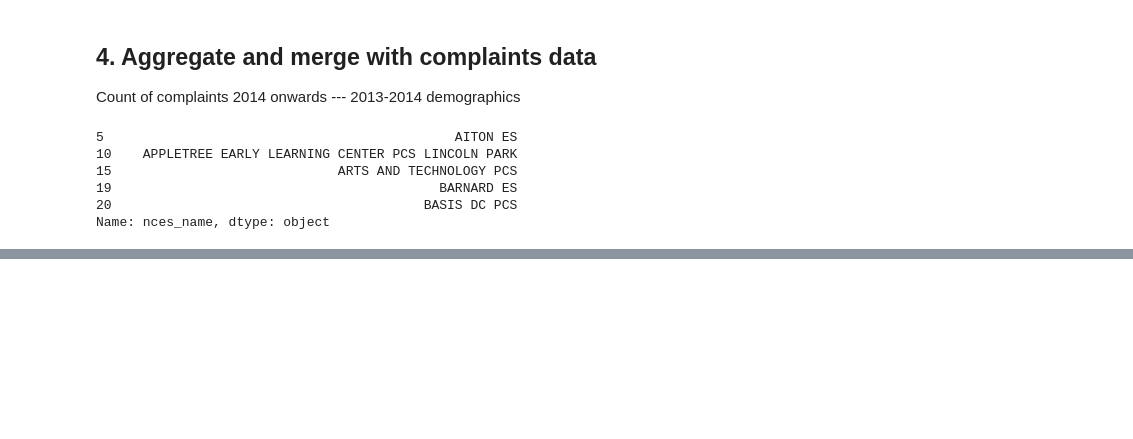
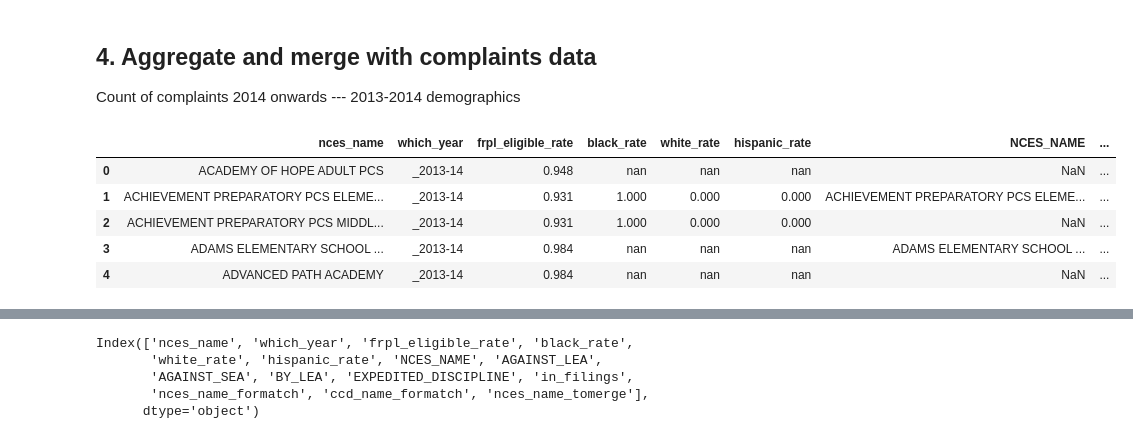
Before and after one commit to rebeccajohnson88/rights_towhat_chapter, a Jupyter notebook: code/03_merge_withdem.ipynb, the cells around one changed output, grey strips where cells are left out. Saved outputs shown, nothing was run; the diff lists cells and outputs as text; code cells hidden in the pictures; blank space fills up the shorter version.

```diff
--- a/code/03_merge_withdem.ipynb
+++ b/code/03_merge_withdem.ipynb
@@ -732,41 +732,38 @@ cc_dem_rates_wcase = pd.merge(cc_dem_rates_20132014,
                              how = "left")
 
 ## 0 = indicates no cases
 case_vars = [col for col in cc_dem_rates_wcase.columns if
             "LEA" in col or "AGAINST" in col or "EXPEDITED" in col]
 
 cc_dem_rates_wcase[case_vars] = cc_dem_rates_wcase[case_vars].fillna(0)
 cc_dem_rates_wcase['in_filings'] = np.where(cc_dem_rates_wcase.NCES_NAME.isnull(),
                                            0, 1)
 
 
 ## look at overlap
 names_shared = set(cc_dem_rates_wcase.nces_name).intersection(crdc_rates_tomerge.nces_name)
 names_ccd_notcr = set(cc_dem_rates_wcase.nces_name).difference(crdc_rates_tomerge.nces_name)
 #names_ccd_notcr
 
 names_cr_notccd = set(crdc_rates_tomerge.nces_name).difference(cc_dem_rates_wcase.nces_name)
 
 ## do fuzzy matching and then merge in ccd demographics
 ## after that merge
 ## for now, just use frpl data
 
-cc_notmatched = cc_dem_rates_wcase.loc[~cc_dem_rates_wcase.nces_name.isin(names_ccd_notcr)].copy()
+cc_notmatched = cc_dem_rates_wcase.loc[cc_dem_rates_wcase.nces_name.isin(names_ccd_notcr)].copy()
 cc_notmatched.to_csv(base_path + "data/dc/intermediate/commoncore_tomatch.csv",
                     index = False)
 
 
 
-cr_notmatched = crdc_rates_tomerge.loc[~crdc_rates_tomerge.nces_name.isin(names_cr_notccd)].copy()
+cr_notmatched = crdc_rates_tomerge.loc[crdc_rates_tomerge.nces_name.isin(names_cr_notccd)].copy()
 cr_notmatched.to_csv(base_path + "data/dc/intermediate/ccd_pool.csv",
                     index = False)
-
-
-cc_notmatched.nces_name.head()
 # %% [output]
-5                                             AITON ES
-10    APPLETREE EARLY LEARNING CENTER PCS LINCOLN PARK
-15                             ARTS AND TECHNOLOGY PCS
-19                                          BARNARD ES
-20                                        BASIS DC PCS
-Name: nces_name, dtype: object
+|  | nces_name | which_year | frpl_eligible_rate | black_rate | white_rate | hispanic_rate | NCES_NAME | ... |
+| 0 | ACADEMY OF HOPE ADULT PCS | _2013-14 | 0.948 | nan | nan | nan | NaN | ... |
+| 1 | ACHIEVEMENT PREPARATORY PCS ELEME... | _2013-14 | 0.931 | 1.000 | 0.000 | 0.000 | ACHIEVEMENT PREPARATORY PCS ELEME... | ... |
+| 2 | ACHIEVEMENT PREPARATORY PCS MIDDL... | _2013-14 | 0.931 | 1.000 | 0.000 | 0.000 | NaN | ... |
+| 3 | ADAMS ELEMENTARY SCHOOL ... | _2013-14 | 0.984 | nan | nan | nan | ADAMS ELEMENTARY SCHOOL ... | ... |
+| 4 | ADVANCED PATH ACADEMY | _2013-14 | 0.984 | nan | nan | nan | NaN | ... |
@@ -773,3 +776,39 @@ Name: nces_name, dtype: object
+# %%
+## read in match results
+cc_cr_match = pd.read_csv(base_path + "data/dc/intermediate/nces_civilrightsdf_fuzzymatch.csv")
+cc_cr_match.rename(columns = {'original_name': 'nces_name_formatch',
+                             'matched_name': 'ccd_name_formatch'}, inplace = True)
+
+## merge
+cc_wccdnames = pd.merge(cc_dem_rates_wcase,
+                       cc_cr_match[['nces_name_formatch',
+                                   'ccd_name_formatch']],
+                       left_on = "nces_name",
+                       right_on = "nces_name_formatch",
+                       how = "left")
+
+## create var to merge on
+cc_wccdnames['nces_name_tomerge'] = np.where(cc_wccdnames.ccd_name_formatch.isnull(),
+                                            cc_wccdnames.nces_name,
+                                            cc_wccdnames.ccd_name_formatch)
+
+
+## now left join
+case_ccd_cr = pd.merge(cc_wccdnames.drop(['nces_name'], axis = 1),
+                      crdc_rates_tomerge,
+                      left_on = "nces_name_tomerge",
+                      right_on = "nces_name",
+                      how = "left")
+
+## write csv
+case_ccd_cr.to_csv(base_path + "data/dc/cleaned/filings_withdem.csv",
+                  index = False)
+# %% [output]
+Index(['nces_name', 'which_year', 'frpl_eligible_rate', 'black_rate',
+       'white_rate', 'hispanic_rate', 'NCES_NAME', 'AGAINST_LEA',
+       'AGAINST_SEA', 'BY_LEA', 'EXPEDITED_DISCIPLINE', 'in_filings',
+       'nces_name_formatch', 'ccd_name_formatch', 'nces_name_tomerge'],
+      dtype='object')
 # %%
 ## where things left off:
 ## - fuzzy matching nces and ccd
```
Also changed, not shown: parts of 1 cell of this notebook.
